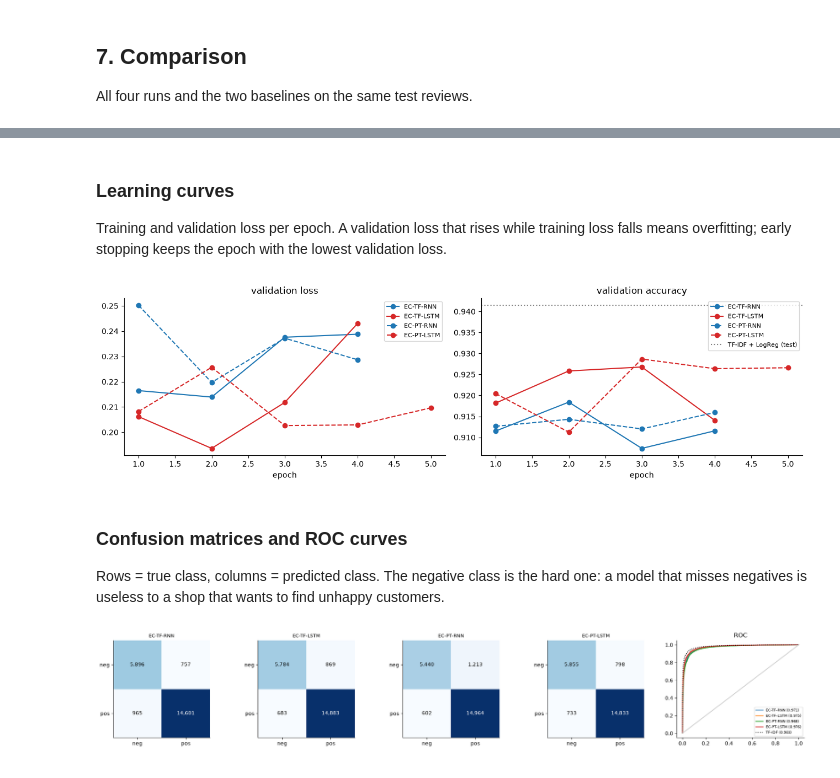
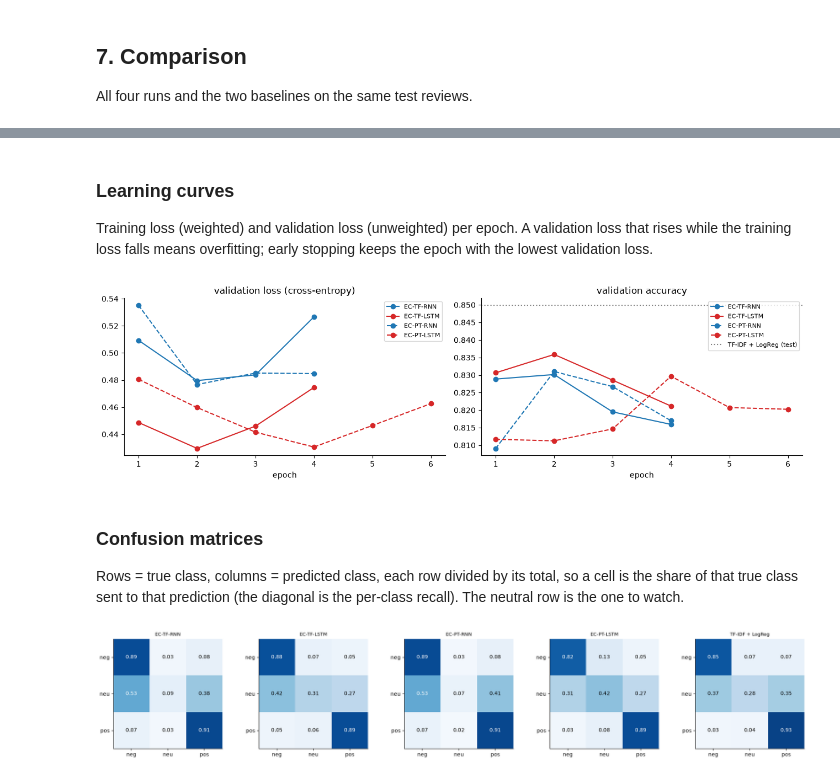
Before and after one commit to Nitditto/Intelligent_system, a Jupyter notebook: assignment_07/notebook/ec_reviews.ipynb, the cells around one changed output, grey strips where cells are left out. Saved outputs shown, nothing was run; the diff lists cells and outputs as text; code cells hidden in the pictures.

```diff
--- a/assignment_07/notebook/ec_reviews.ipynb
+++ b/assignment_07/notebook/ec_reviews.ipynb
@@ -136,8 +144,8 @@ The data are split **before** building the vocabulary (70 % train, 15 % validati
 # %%
 idx = np.arange(len(df))
-i_tr, i_tmp = train_test_split(idx, test_size=0.30, stratify=df.y, random_state=SEED)
+i_tr, i_tmp = train_test_split(idx, test_size=0.20, stratify=df.y, random_state=SEED)
 i_va, i_te = train_test_split(i_tmp, test_size=0.50, stratify=df.y.values[i_tmp], random_state=SEED)
-texts, y_all = df.Reviews.values, df.y.values.astype("float32")
+texts, y_all = df.Reviews.values, df.y.values.astype("int32")
 print(f"train {len(i_tr):,} | validation {len(i_va):,} | test {len(i_te):,}")
 
 counts = collections.Counter(w for t in texts[i_tr] for w in tokenize(t))
@@ -147,8 +155,8 @@ coverage = sum(counts[w] for w in itos[2:]) / sum(counts.values())
 print(f"{len(counts):,} distinct training words; the top {VOCAB:,} cover {coverage:.1%} of all word occurrences")
 
 def encode(text):
-    ids = [stoi.get(w, 1) for w in tokenize(text)][:MAXLEN]          # truncate: keep the first T words
-    return [0] * (MAXLEN - len(ids)) + ids                            # pre-pad with 0
+    ids = [stoi.get(w, 1) for w in tokenize(text)][-MAXLEN:]          # truncate: keep the LAST T words
+    return [0] * (MAXLEN - len(ids)) + ids                             # pre-pad with 0
 
 ex = texts[i_tr][3]
 print("\n1. review   :", ex[:160])
@@ -169,6 +177,11 @@ train 103,686 | validation 22,219 | test 22,219
 X_all = np.array([encode(t) for t in texts], dtype="int32")
 Xtr, Xva, Xte = X_all[i_tr], X_all[i_va], X_all[i_te]
 ytr, yva, yte = y_all[i_tr], y_all[i_va], y_all[i_te]
-print("X_train:", Xtr.shape, "(reviews, T)  y_train:", ytr.shape, f"positive share {ytr.mean():.3f}")
+print("X_train:", Xtr.shape, "(reviews, T)  y_train:", ytr.shape)
 print("share of <unk> among real tokens:", f"{(Xtr == 1).sum() / (Xtr > 0).sum():.3%}")
+
+freq = np.bincount(ytr, minlength=NCLS) / len(ytr)
+cw = 1 / np.sqrt(freq); cw = cw / (cw * freq).sum()               # mean weight over the training set = 1
+CW = {i: float(w) for i, w in enumerate(cw)}
+print("train class shares:", dict(zip(CLASSES, freq.round(3))), "\nclass weights    :", dict(zip(CLASSES, cw.round(3))))
 # %% [output]
@@ -213,13 +231,13 @@ expected parameters (Keras-style, one bias): {'RNN': '1,321,345', 'LSTM': '1,445
 # %%
 from sklearn.feature_extraction.text import TfidfVectorizer
 from sklearn.linear_model import LogisticRegression
-BASE = {}
-BASE["majority"] = metrics(yte, np.ones_like(yte) * 0.99)
+BASE, BASE_P = {}, {}
+BASE_P["class prior"] = np.tile(freq, (len(yte), 1))
 t0 = time.time()
 tfidf = TfidfVectorizer(ngram_range=(1, 2), min_df=3, max_features=200_000, sublinear_tf=True)
-lr = LogisticRegression(max_iter=2000, C=4).fit(tfidf.fit_transform(texts[i_tr]), ytr)
-p_lr = lr.predict_proba(tfidf.transform(texts[i_te]))[:, 1]
-BASE["tfidf_logreg"] = metrics(yte, p_lr)
+lr = LogisticRegression(max_iter=1000, C=4, class_weight=CW).fit(tfidf.fit_transform(texts[i_tr]), ytr)
+BASE_P["tfidf_logreg"] = lr.predict_proba(tfidf.transform(texts[i_te]))
+for k, P in BASE_P.items(): BASE[k] = metrics(yte, P)
 print(f"TF-IDF + logistic regression trained in {time.time() - t0:.0f} s")
 display(pd.DataFrame(BASE).T.round(4))
 # %% [output]
@@ -434,7 +457,7 @@ display(table.round(4))
 # %% [markdown]
 ### Learning curves
 
-Training and validation loss per epoch. A validation loss that rises while training loss falls means overfitting; early stopping keeps the epoch with the lowest validation loss.
+Training loss (weighted) and validation loss (unweighted) per epoch. A validation loss that rises while the training loss falls means overfitting; early stopping keeps the epoch with the lowest validation loss.
 # %%
 fig, ax = plt.subplots(1, 2, figsize=(13, 3.8))
 for k, v in RUNS.items():
@@ -442,26 +465,22 @@ for k, v in RUNS.items():
     ax[0].plot(range(1, len(v["history"]["val_loss"]) + 1), v["history"]["val_loss"], ls, c=c, marker="o", label=k)
     ax[1].plot(range(1, len(v["history"]["val_acc"]) + 1), v["history"]["val_acc"], ls, c=c, marker="o", label=k)
 ax[1].axhline(BASE["tfidf_logreg"]["accuracy"], c="gray", ls=":", label="TF-IDF + LogReg (test)")
-ax[0].set_title("validation loss"); ax[1].set_title("validation accuracy")
+ax[0].set_title("validation loss (cross-entropy)"); ax[1].set_title("validation accuracy")
 for a in ax: a.set_xlabel("epoch"); a.legend(fontsize=8)
 plt.tight_layout(); plt.savefig(IMG / "EC_curves.png", bbox_inches="tight"); plt.show()
 # %% [output]
-[figure, old version]
+[figure, new version]
-# %% [markdown]
-### Confusion matrices and ROC curves
-
-Rows = true class, columns = predicted class. The negative class is the hard one: a model that misses negatives is useless to a shop that wants to find unhappy customers.
+# %% [markdown]
+### Confusion matrices
+
+Rows = true class, columns = predicted class, each row divided by its total, so a cell is the share of that true class sent to that prediction (the diagonal is the per-class recall). The neutral row is the one to watch.
 # %%
-fig, ax = plt.subplots(1, len(RUNS) + 1, figsize=(4 * (len(RUNS) + 1), 3.4))
-for a, (k, v) in zip(ax, RUNS.items()):
-    cm = confusion_matrix(yte, (v["p_test"] >= 0.5).astype(int))
-    a.imshow(cm, cmap="Blues")
-    for (i, j), n in np.ndenumerate(cm): a.text(j, i, f"{n:,}", ha="center", va="center", color="white" if n > cm.max() / 2 else "black")
-    a.set_xticks([0, 1], ["neg", "pos"]); a.set_yticks([0, 1], ["neg", "pos"]); a.set_title(k, fontsize=9)
-for k, v in RUNS.items():
-    fpr, tpr, _ = roc_curve(yte, v["p_test"]); ax[-1].plot(fpr, tpr, label=f"{k} ({v['roc_auc']:.3f})")
-fpr, tpr, _ = roc_curve(yte, p_lr); ax[-1].plot(fpr, tpr, "k:", label=f"TF-IDF ({BASE['tfidf_logreg']['roc_auc']:.3f})")
-ax[-1].plot([0, 1], [0, 1], c="#ccc"); ax[-1].set_title("ROC"); ax[-1].legend(fontsize=7)
-plt.tight_layout(); plt.savefig(IMG / "EC_confusion_roc.png", bbox_inches="tight"); plt.show()
+fig, ax = plt.subplots(1, len(RUNS) + 1, figsize=(4 * (len(RUNS) + 1), 3.6))
+for a, (k, v) in zip(ax, list(RUNS.items()) + [("TF-IDF + LogReg", {"p_test": BASE_P["tfidf_logreg"]})]):
+    cm = confusion_matrix(yte, v["p_test"].argmax(1), normalize="true")
+    a.imshow(cm, cmap="Blues", vmin=0, vmax=1)
+    for (i, j), n in np.ndenumerate(cm): a.text(j, i, f"{n:.2f}", ha="center", va="center", color="white" if n > 0.5 else "black")
+    a.set_xticks(range(3), ["neg", "neu", "pos"]); a.set_yticks(range(3), ["neg", "neu", "pos"]); a.set_title(k, fontsize=9)
+plt.tight_layout(); plt.savefig(IMG / "EC_confusion.png", bbox_inches="tight"); plt.show()
 # %% [output]
-[figure, old version]
+[figure, new version]
```
Also changed, not shown: parts of 35 cells of this notebook, 48 other files.
